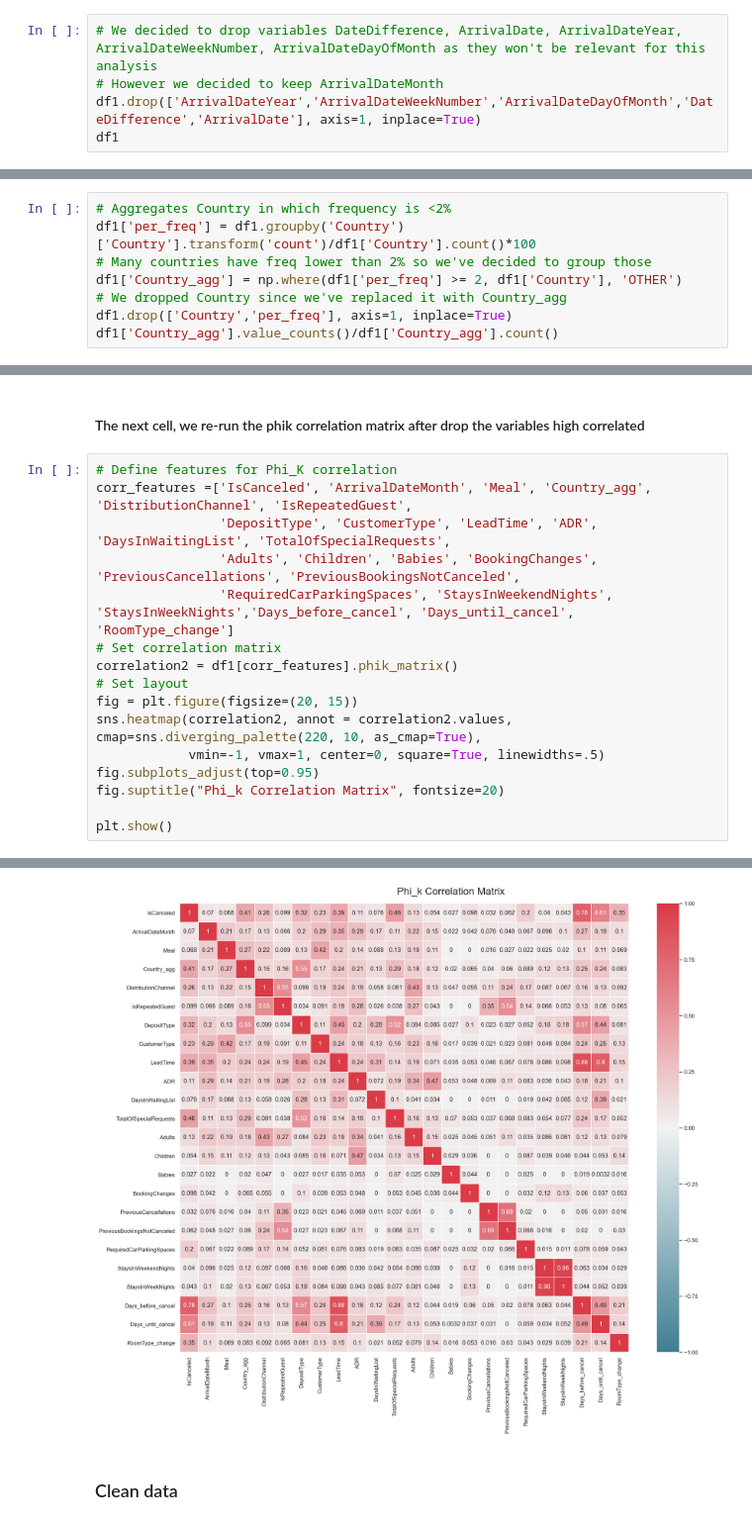
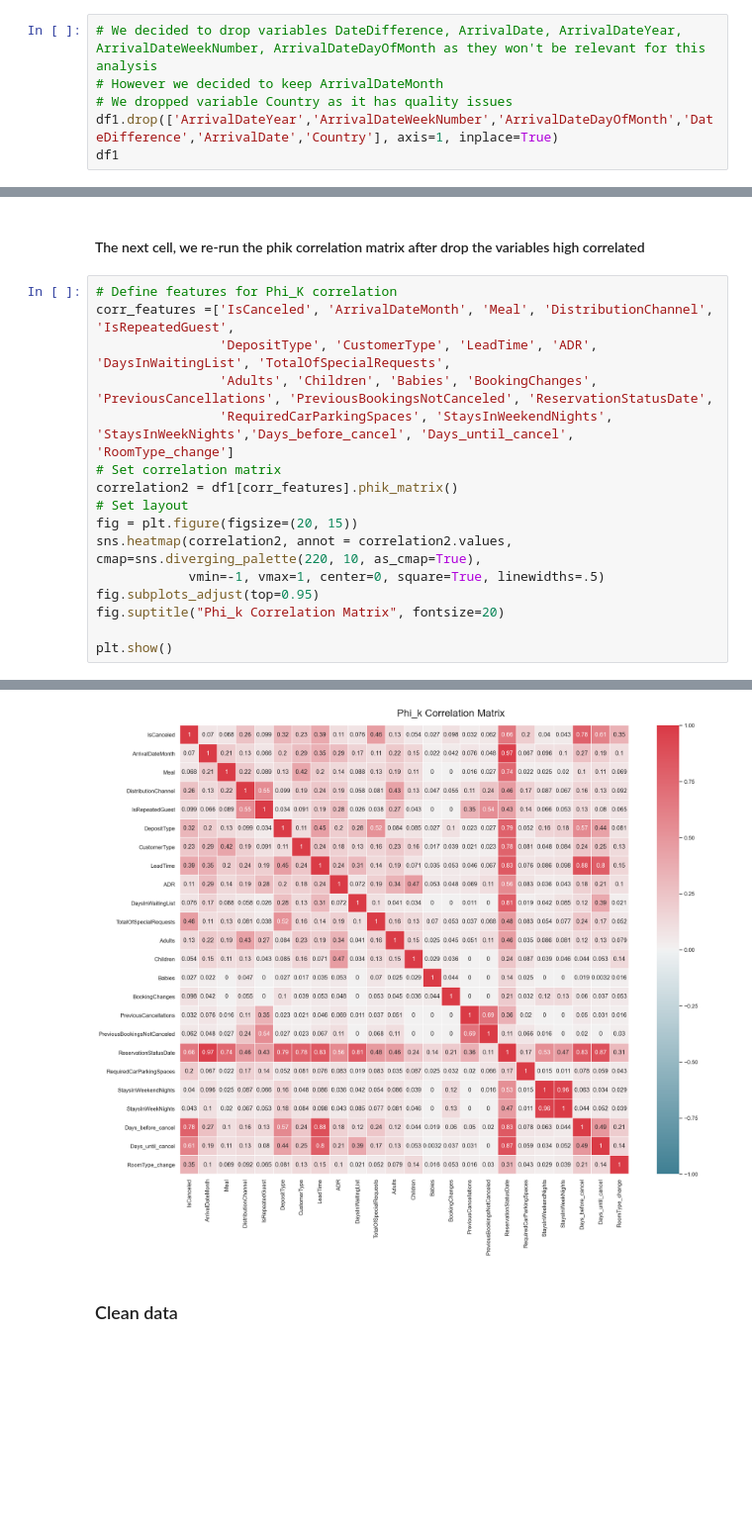
Before and after one commit to Debs86/Business_Cases_Projects, a Jupyter notebook: BC2/BC2 Notebook_D4BConsulting_08.03.ipynb, the cells around one changed output, grey strips where cells are left out. Shown at 99% size. Saved outputs shown, nothing was run; the diff lists cells and outputs as text; blank space fills up the shorter version.

```diff
--- a/BC2/BC2 Notebook_D4BConsulting_08.03.ipynb
+++ b/BC2/BC2 Notebook_D4BConsulting_08.03.ipynb
@@ -254,7 +254,8 @@ df1.head(5)
 # %%
 # We decided to drop variables DateDifference, ArrivalDate, ArrivalDateYear, ArrivalDateWeekNumber, ArrivalDateDayOfMonth as they won't be relevant for this analysis
 # However we decided to keep ArrivalDateMonth
-df1.drop(['ArrivalDateYear','ArrivalDateWeekNumber','ArrivalDateDayOfMonth','DateDifference','ArrivalDate'], axis=1, inplace=True)
+# We dropped variable Country as it has quality issues
+df1.drop(['ArrivalDateYear','ArrivalDateWeekNumber','ArrivalDateDayOfMonth','DateDifference','ArrivalDate','Country'], axis=1, inplace=True)
 df1
 # %% [output]
 |  | IsCanceled | LeadTime | ArrivalDateMonth | StaysInWeekendNights | StaysInWeekNights | Adults | Children | ... |
@@ -273,8 +273,0 @@ df1
-# %%
-# Aggregates Country in which frequency is <2%
-df1['per_freq'] = df1.groupby('Country')['Country'].transform('count')/df1['Country'].count()*100
-# Many countries have freq lower than 2% so we've decided to group those
-df1['Country_agg'] = np.where(df1['per_freq'] >= 2, df1['Country'], 'OTHER')
-# We dropped Country since we've replaced it with Country_agg
-df1.drop(['Country','per_freq'], axis=1, inplace=True)
-df1['Country_agg'].value_counts()/df1['Country_agg'].count()
@@ -391,23 +370,23 @@ interval columns not set, guessing: ['IsCanceled', 'LeadTime', 'StaysInWeekendNi
 #### The next cell, we re-run the phik correlation matrix after drop the variables high correlated
 # %%
 # Define features for Phi_K correlation
-corr_features =['IsCanceled', 'ArrivalDateMonth', 'Meal', 'Country_agg', 'DistributionChannel', 'IsRepeatedGuest',
+corr_features =['IsCanceled', 'ArrivalDateMonth', 'Meal', 'DistributionChannel', 'IsRepeatedGuest',
                 'DepositType', 'CustomerType', 'LeadTime', 'ADR', 'DaysInWaitingList', 'TotalOfSpecialRequests',
-                'Adults', 'Children', 'Babies', 'BookingChanges', 'PreviousCancellations', 'PreviousBookingsNotCanceled',
+                'Adults', 'Children', 'Babies', 'BookingChanges', 'PreviousCancellations', 'PreviousBookingsNotCanceled', 'ReservationStatusDate',
                 'RequiredCarParkingSpaces', 'StaysInWeekendNights', 'StaysInWeekNights','Days_before_cancel', 'Days_until_cancel', 'RoomType_change']
 # Set correlation matrix
 correlation2 = df1[corr_features].phik_matrix()
 # Set layout
 fig = plt.figure(figsize=(20, 15))
 sns.heatmap(correlation2, annot = correlation2.values, cmap=sns.diverging_palette(220, 10, as_cmap=True),
             vmin=-1, vmax=1, center=0, square=True, linewidths=.5)
 fig.subplots_adjust(top=0.95)
 fig.suptitle("Phi_k Correlation Matrix", fontsize=20)
 
 plt.show()
 # %% [output]
 interval columns not set, guessing: ['IsCanceled', 'IsRepeatedGuest', 'LeadTime', 'ADR', 'DaysInWaitingList', 'TotalOfSpecialRequests', 'Adults', 'Children', 'Babies', 'BookingChanges', 'PreviousCance ...
-[figure, old version]
+[figure, new version]
 # %% [markdown]
 ### Clean data
 # %%
```
Also changed, not shown: parts of 6 cells of this notebook, 1 other file.
